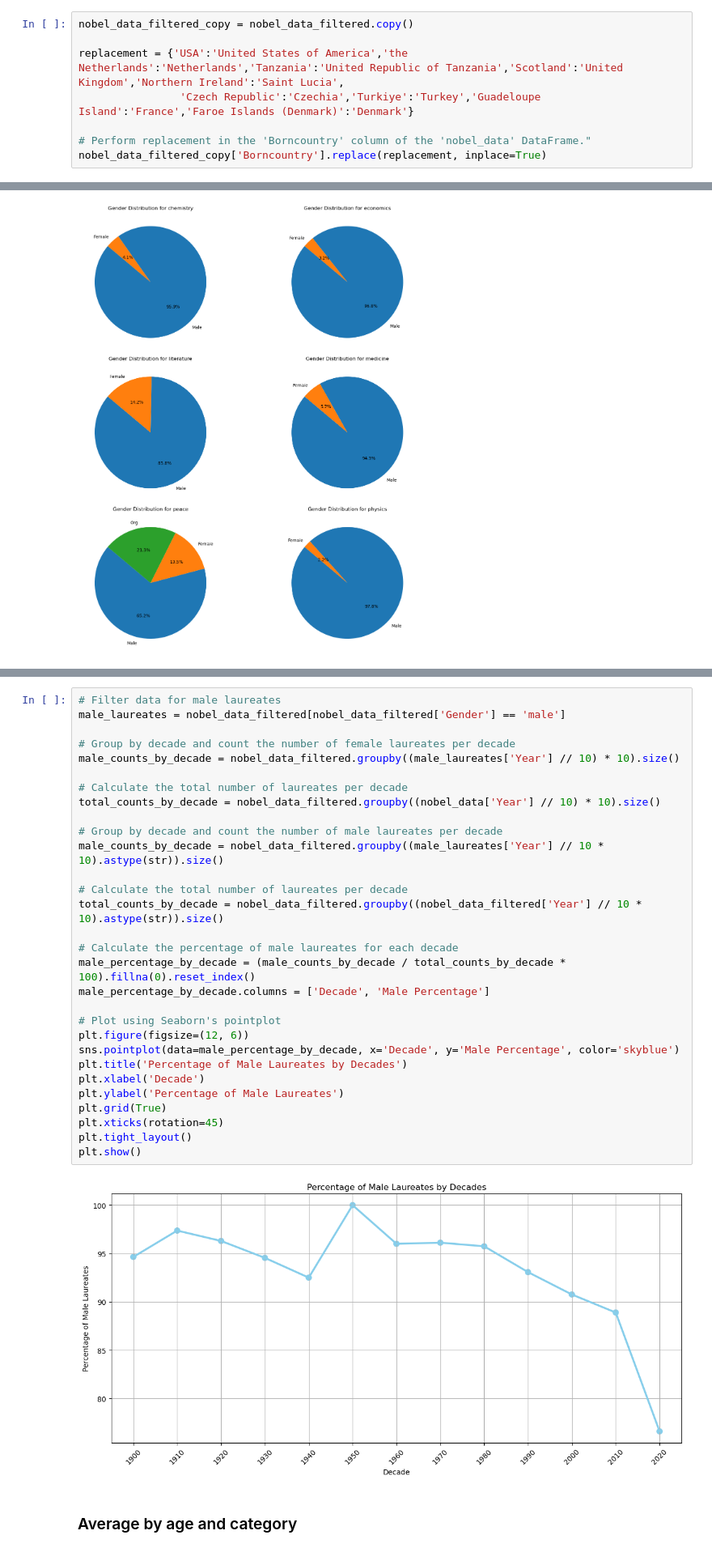
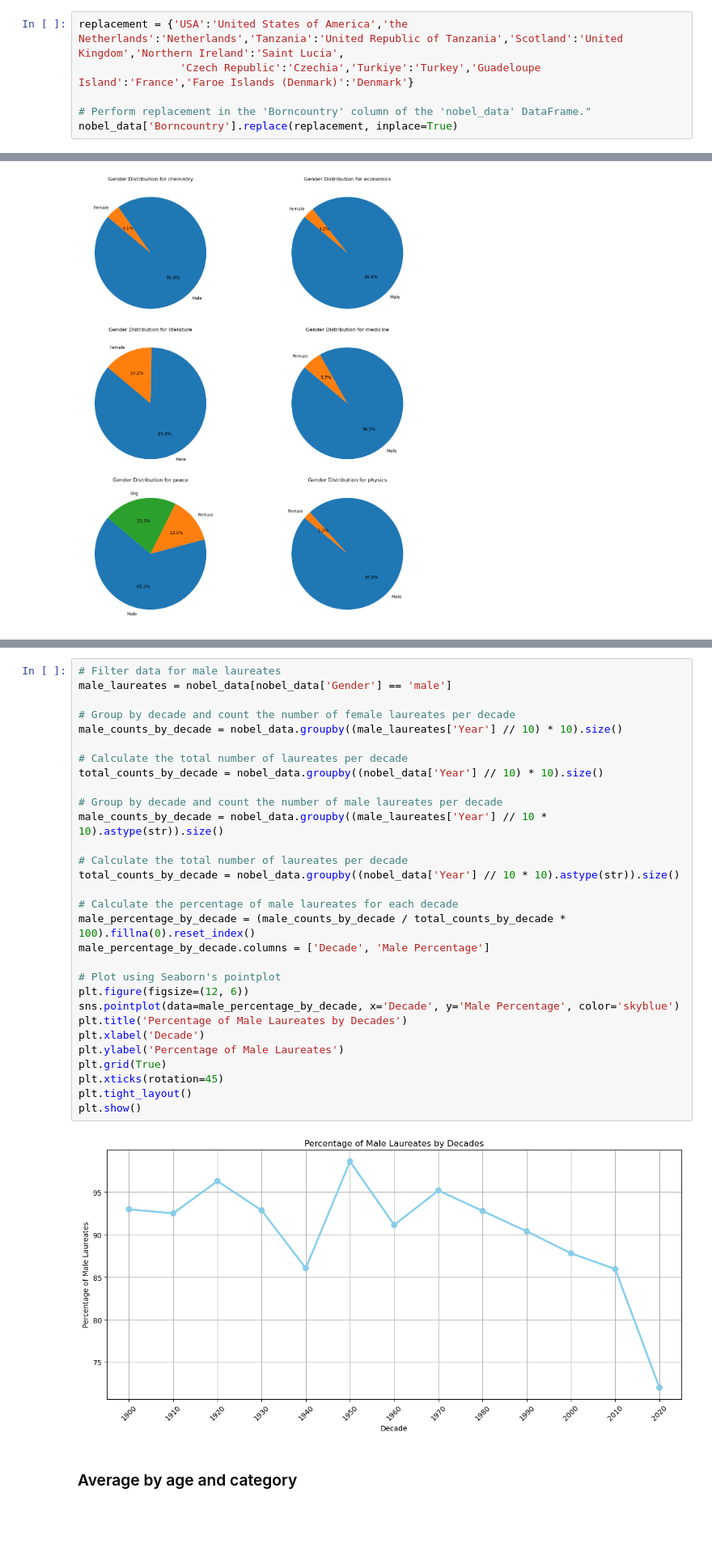
Before and after one commit to SarahB21/Project2024, a Jupyter notebook: ProjectLabelLaureate.ipynb, the cells around one changed output, grey strips where cells are left out. Shown at 81% size. Drawn from its saved outputs; the diff is of its cells as text; blank space fills up the shorter version.

```diff
--- a/ProjectLabelLaureate.ipynb
+++ b/ProjectLabelLaureate.ipynb
@@ -244,11 +238,9 @@ Countries in'Borncountry' of filtered_data without a match in 'ADMIN' of World:
 # %%
-nobel_data_filtered_copy = nobel_data_filtered.copy()
-
 replacement = {'USA':'United States of America','the Netherlands':'Netherlands','Tanzania':'United Republic of Tanzania','Scotland':'United Kingdom','Northern Ireland':'Saint Lucia',
                 'Czech Republic':'Czechia','Turkiye':'Turkey','Guadeloupe Island':'France','Faroe Islands (Denmark)':'Denmark'}
 
 # Perform replacement in the 'Borncountry' column of the 'nobel_data' DataFrame."
-nobel_data_filtered_copy['Borncountry'].replace(replacement, inplace=True)
+nobel_data['Borncountry'].replace(replacement, inplace=True)
 # %% [markdown]
 ### Analyse of the distribution of Nobel Prizes by countries
 # %%
@@ -469,34 +453,34 @@ plt.show()
 # %%
 # Filter data for male laureates
-male_laureates = nobel_data_filtered[nobel_data_filtered['Gender'] == 'male']
+male_laureates = nobel_data[nobel_data['Gender'] == 'male']
 
 # Group by decade and count the number of female laureates per decade
-male_counts_by_decade = nobel_data_filtered.groupby((male_laureates['Year'] // 10) * 10).size()
+male_counts_by_decade = nobel_data.groupby((male_laureates['Year'] // 10) * 10).size()
 
 # Calculate the total number of laureates per decade
-total_counts_by_decade = nobel_data_filtered.groupby((nobel_data['Year'] // 10) * 10).size()
+total_counts_by_decade = nobel_data.groupby((nobel_data['Year'] // 10) * 10).size()
 
 # Group by decade and count the number of male laureates per decade
-male_counts_by_decade = nobel_data_filtered.groupby((male_laureates['Year'] // 10 * 10).astype(str)).size()
+male_counts_by_decade = nobel_data.groupby((male_laureates['Year'] // 10 * 10).astype(str)).size()
 
 # Calculate the total number of laureates per decade
-total_counts_by_decade = nobel_data_filtered.groupby((nobel_data_filtered['Year'] // 10 * 10).astype(str)).size()
+total_counts_by_decade = nobel_data.groupby((nobel_data['Year'] // 10 * 10).astype(str)).size()
 
 # Calculate the percentage of male laureates for each decade
 male_percentage_by_decade = (male_counts_by_decade / total_counts_by_decade * 100).fillna(0).reset_index()
 male_percentage_by_decade.columns = ['Decade', 'Male Percentage']
 
 # Plot using Seaborn's pointplot
 plt.figure(figsize=(12, 6))
 sns.pointplot(data=male_percentage_by_decade, x='Decade', y='Male Percentage', color='skyblue')
 plt.title('Percentage of Male Laureates by Decades')
 plt.xlabel('Decade')
 plt.ylabel('Percentage of Male Laureates')
 plt.grid(True)
 plt.xticks(rotation=45)
 plt.tight_layout()
 plt.show()
 # %% [output]
-[figure, old version]
+[figure, new version]
 # %% [markdown]
 ### Average by age and category
```
Also changed, not shown: parts of 40 cells of this notebook.
